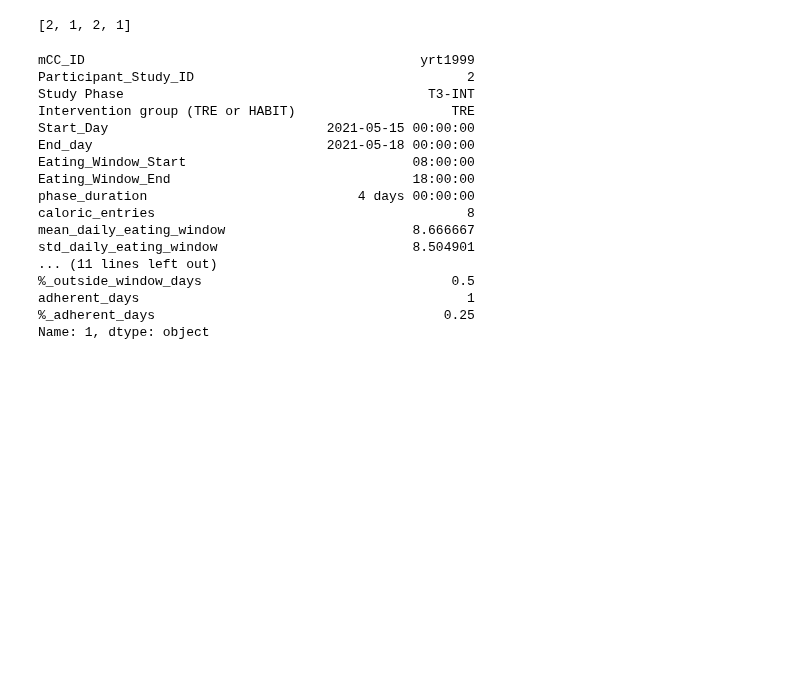
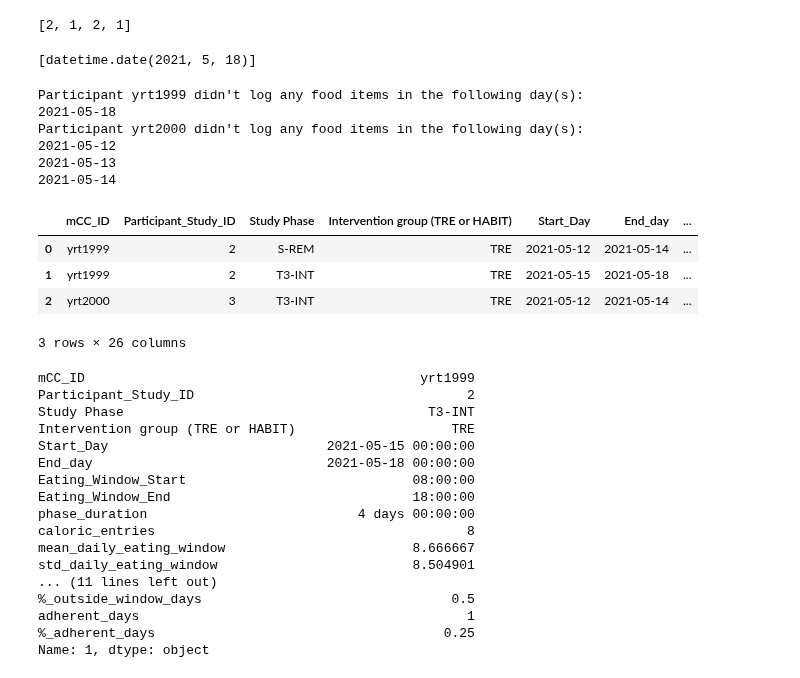
Before and after one commit to tktran11/treets, a Jupyter notebook: 01_columbia.ipynb, the cells around one changed output. Saved outputs shown, nothing was run; the diff lists cells and outputs as text; code cells hidden in the pictures; blank space fills up the shorter version.

```diff
--- a/01_columbia.ipynb
+++ b/01_columbia.ipynb
@@ -359,5 +381,48 @@ good_lwa_day_counts(df[df['PID']=='yrt1999']
                     , h=4)
 # %% [output]
 [2, 1, 2, 1]
+# %%
+#export
+def find_missing_logging_days(df, start_date='not_defined', end_date='not_defined'):
+    """
+    Description:\n
+        This function finds the days during which there's no logging within the period from start_date to end_date.
+    Input:\n
+        - df : food_logging data.
+        - start_date : start date of the period of calculation.
+        - end_date : end date of the period of calculation.
+
+    Output:\n
+        - a list that contains all of the dates that don't contain loggings.
+
+    Requirement:\n
+        - 'date' column existed in the df.
+    """
+    # if start_date or end_date is missing, return nan
+    if pd.isnull(start_date) or pd.isnull(end_date):
+        return np.nan
+    # if there is no input on start_date or end_date, use earliest date and latest date
+    if start_date=='not_defined':
+        start_date = df['date'].min()
+    if end_date=='not_defined':
+        end_date = df['date'].max()
+
+    df = df[(df['date']>=start_date) & (df['date']<=end_date)]
+
+    # get all the dates between two dates
+    lst = []
+    for x in pd.date_range(start_date.date(), end_date.date(), freq='d'):
+         if x not in df['date'].unique():
+                lst.append(x.date())
+
+    return lst
+# %%
+# get the date to meet the requirement
+df['original_logtime'] = pd.to_datetime(df['original_logtime'])
+df['date'] = pdfa.find_date(df, 'original_logtime', h=4)
+
+find_missing_logging_days(df[df['PID']=='yrt1999'], ref_tbl.iloc[1]['Start_Day'],ref_tbl.iloc[1]['End_day'])
+# %% [output]
+[datetime.date(2021, 5, 18)]
 # %%
 #export
@@ -469,7 +543,19 @@ def make_table(food_data, ref_tbl, min_log_num=2, min_seperation=5, buffer_time=
 
     return returned
 # %%
-df = make_table(read_logging_data('data/col_test_data'), pd.read_excel('data/col_test_data/toy_data_17May2021.xlsx'))
+make_table(read_logging_data('data/col_test_data'), pd.read_excel('data/col_test_data/toy_data_17May2021.xlsx'))
+# %% [output]
+Participant yrt1999 didn't log any food items in the following day(s):
+2021-05-18
+Participant yrt2000 didn't log any food items in the following day(s):
+2021-05-12
+2021-05-13
+2021-05-14
+|  | mCC_ID | Participant_Study_ID | Study Phase | Intervention group (TRE or HABIT) | Start_Day | End_day | ... |
+| 0 | yrt1999 | 2 | S-REM | TRE | 2021-05-12 | 2021-05-14 | ... |
+| 1 | yrt1999 | 2 | T3-INT | TRE | 2021-05-15 | 2021-05-18 | ... |
+| 2 | yrt2000 | 3 | T3-INT | TRE | 2021-05-12 | 2021-05-14 | ... |
+3 rows × 26 columns
 # %%
 df.iloc[1]
 # %% [output]
```
Also changed, not shown: parts of 10 cells of this notebook, 12 other files.
